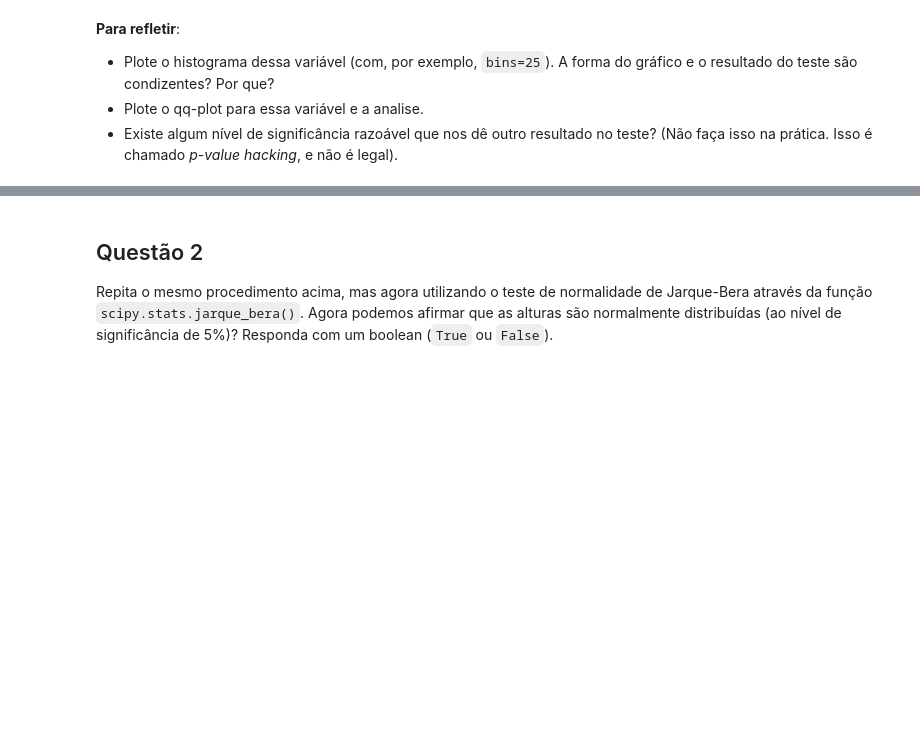
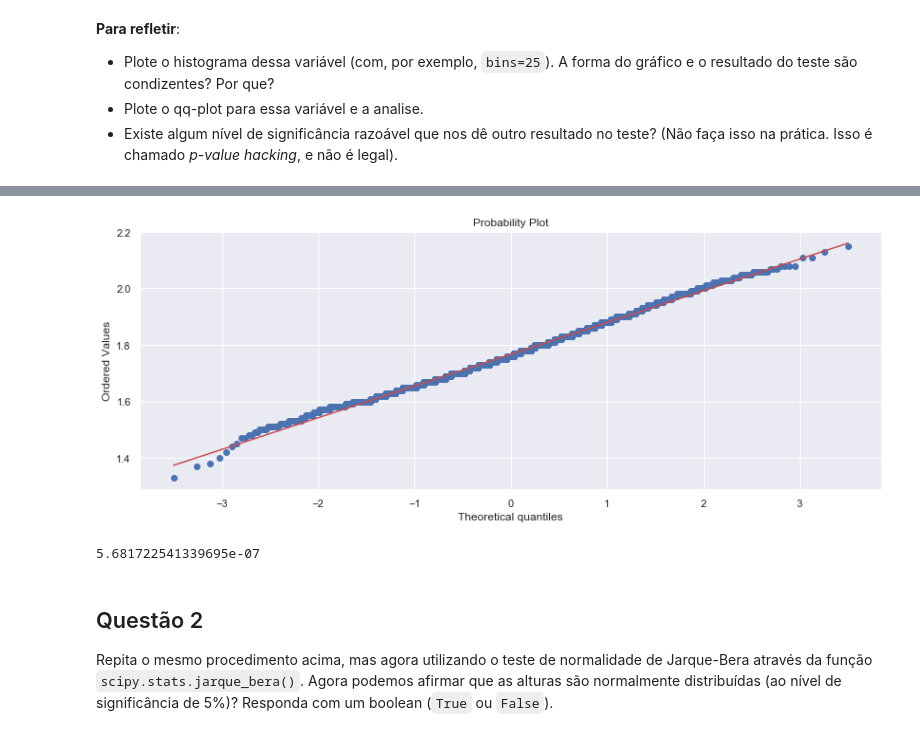
Before and after one commit to LucasDatilioCarderelli/Codenation, a Jupyter notebook: data-science-2/main.ipynb, the cells around one changed output, grey strips where cells are left out. Cells and saved outputs as stored; diff of their text form; code cells hidden in the pictures; blank space fills up the shorter version.

```diff
--- a/data-science-2/main.ipynb
+++ b/data-science-2/main.ipynb
@@ -101,3 +120,11 @@ __Para refletir__:
+# %%
+sct.probplot(height_samples, plot=plt);
+# %% [output]
+[figure, added]
+# %%
+sct.shapiro(height_samples)[1] #0.000000568 é muito pequeno
+# %% [output]
+5.681722541339695e-07
 # %% [markdown]
 ## Questão 2
 
```
Also changed, not shown: parts of 14 cells of this notebook.
